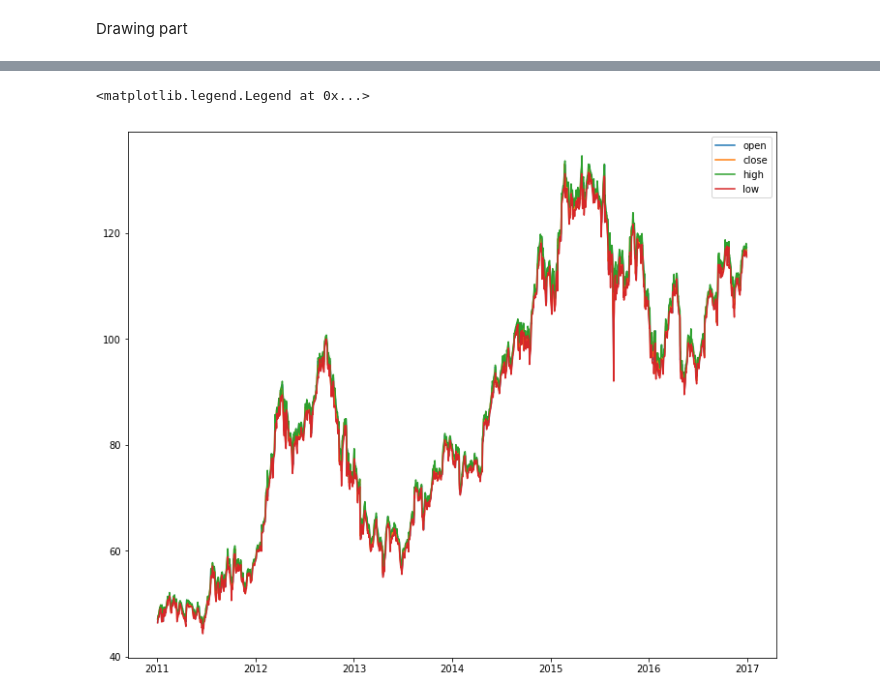
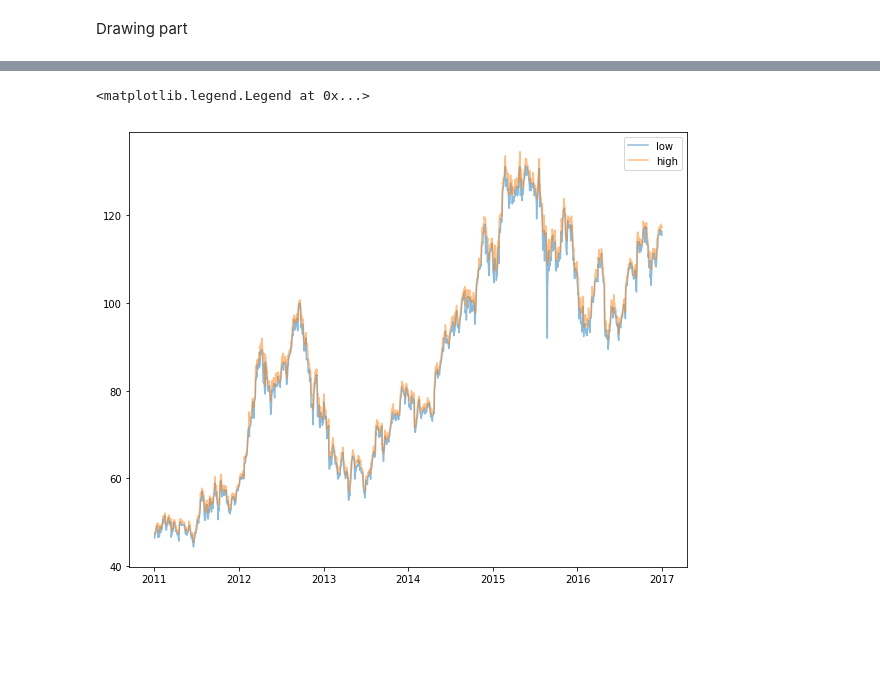
Before and after one commit to LastShekel/Stock-prediction, a Jupyter notebook: Main.ipynb, the cells around one changed output, grey strips where cells are left out. Saved outputs shown, nothing was run; the diff lists cells and outputs as text; code cells hidden in the pictures; blank space fills up the shorter version.

```diff
--- a/Main.ipynb
+++ b/Main.ipynb
@@ -112,10 +119,10 @@ future=3
 train=APPLE11
 test=APPLE12
 # %%
-pp.figure(figsize=(12,10))
-pp.plot(pd.to_datetime(APPLE["date"]), APPLE[var])
+pp.figure(figsize=(10,8))
+pp.plot(pd.to_datetime(APPLE["date"]), APPLE[["low","high"]],alpha=0.5)
 
-pp.legend(var)
+pp.legend(["low","high"])
 # %% [output]
 <matplotlib.legend.Legend at 0x...>
-[figure, old version]
+[figure, new version]
```
Also changed, not shown: parts of 33 cells of this notebook, 7 other files.
